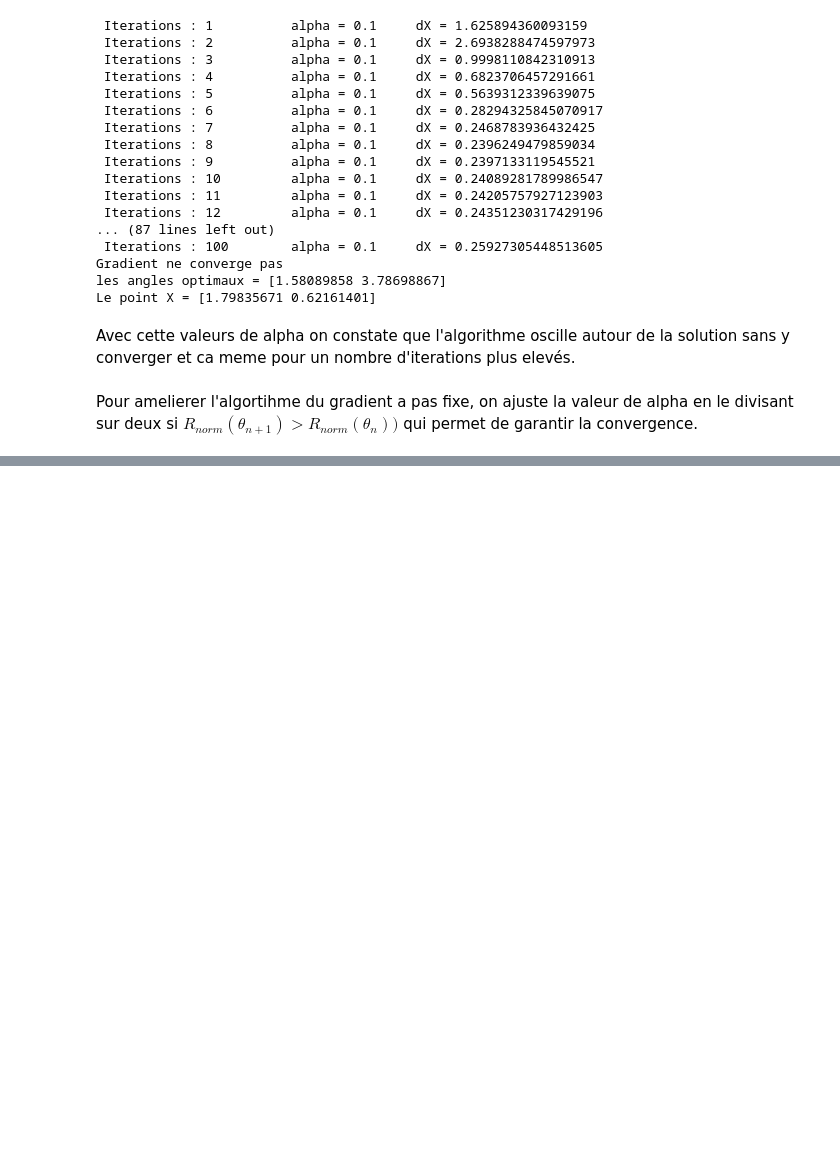
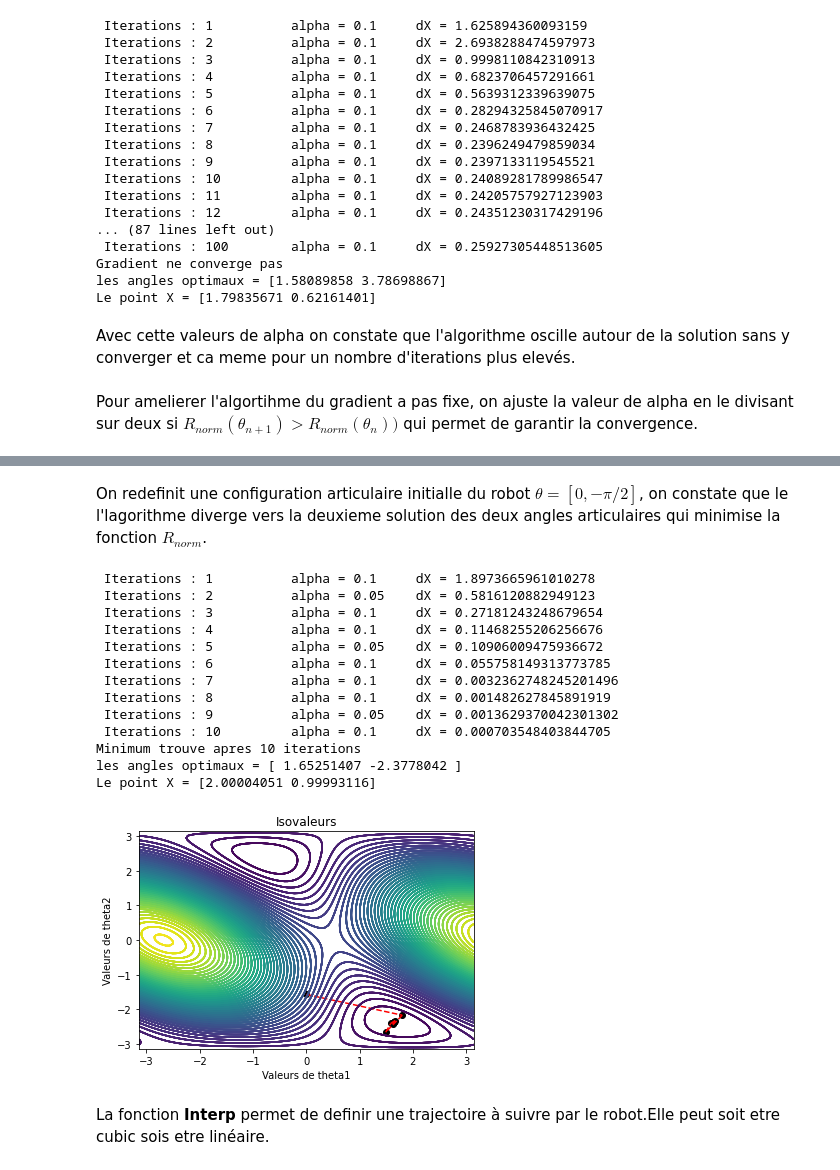
Before and after one commit to Feriel-25/Projet-optimisation, a Jupyter notebook: Rendu_optimisation.ipynb, the cells around one changed output, grey strips where cells are left out. Cells and saved outputs as stored; diff of their text form; code cells hidden in the pictures; blank space fills up the shorter version.

```diff
--- a/Rendu_optimisation.ipynb
+++ b/Rendu_optimisation.ipynb
@@ -205,8 +183,27 @@ Le point X = [1.99953767 1.00050294]
+# %% [markdown]
+On redefinit une configuration articulaire initialle du robot $ \theta = [0 ,-\pi/2]$, on constate que le l'lagorithme diverge vers la deuxieme solution des deux angles articulaires qui minimise la fonction $R_{norm}$.
 # %%
 # Configuration articulaire initialle du robot
-ConfigInit =[np.pi/4,np.pi/4]
+ConfigInit =[0,-np.pi/2]
 #Definition de la valeur initialle du pas de l'algorithme du griadient a pas fixe
-aplha_init = 0.1
+aplhaInit = 0.1
 # Calcule du minimum de la fonction Rnorm
-resultat , converge = GradienDecentAmeliore(ConfigInit,aplha_init,Params,10e-4,100,Disp=True)
+resultat , converge = GradienDecentAmeliore(ConfigInit,aplhaInitZ,Params,10e-4,100,IsoV=True,Disp=True)
 print(f"les angles optimaux = {resultat} \nLe point X = {F(L1,L2,resultat[0],resultat[1])}")
+# %% [output]
+ Iterations : 1          alpha = 0.1     dX = 1.8973665961010278
+ Iterations : 2          alpha = 0.05    dX = 0.5816120882949123
+ Iterations : 3          alpha = 0.1     dX = 0.27181243248679654
+ Iterations : 4          alpha = 0.1     dX = 0.11468255206256676
+ Iterations : 5          alpha = 0.05    dX = 0.10906009475936672
+ Iterations : 6          alpha = 0.1     dX = 0.055758149313773785
+ Iterations : 7          alpha = 0.1     dX = 0.0032362748245201496
+ Iterations : 8          alpha = 0.1     dX = 0.001482627845891919
+ Iterations : 9          alpha = 0.05    dX = 0.0013629370042301302
+ Iterations : 10         alpha = 0.1     dX = 0.000703548403844705
+Minimum trouve apres 10 iterations
+les angles optimaux = [ 1.65251407 -2.3778042 ]
+Le point X = [2.00004051 0.99993116]
+[figure, added]
+# %% [markdown]
+La fonction **Interp** permet de definir une trajectoire à suivre par le robot.Elle peut soit etre cubic sois etre linéaire.
```
Also changed, not shown: parts of 9 cells of this notebook, 1 other file.
